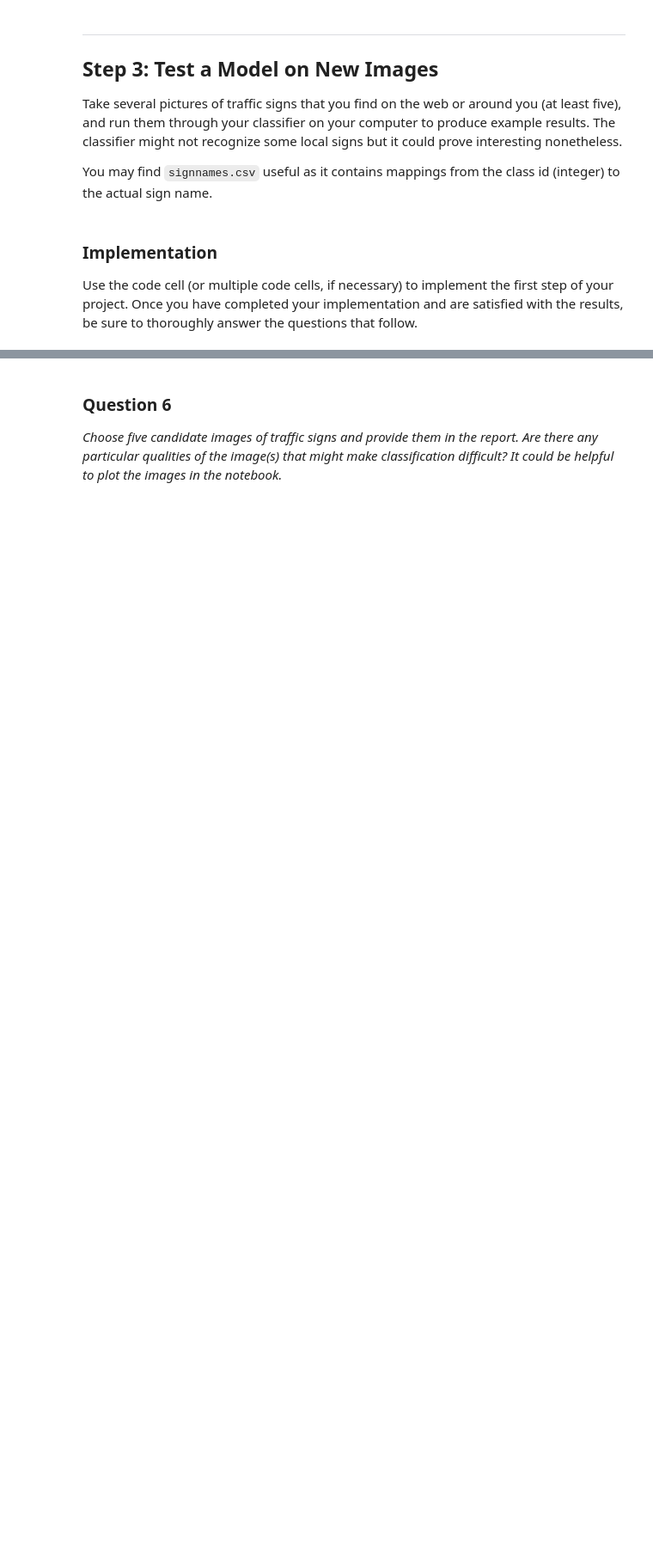
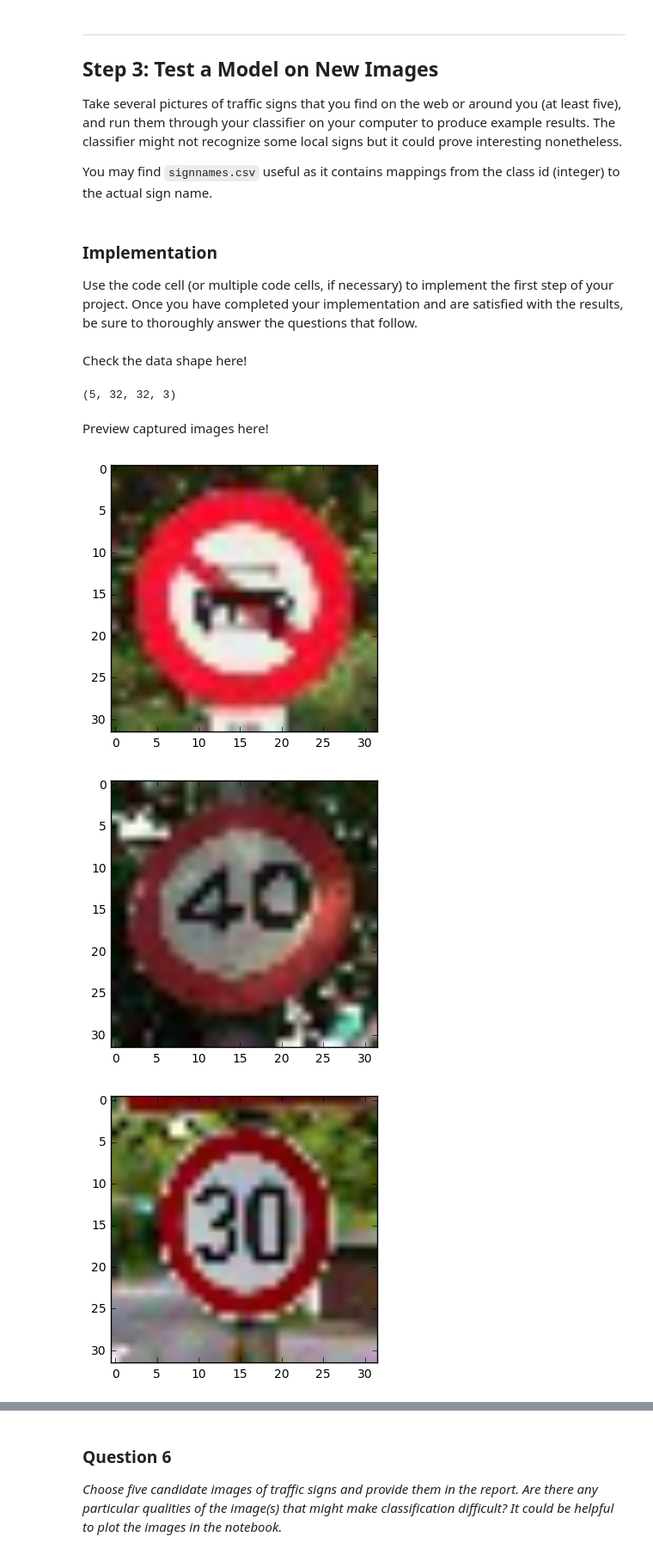
Before and after one commit to yychiang/CarND_Project2_Traffic_Sign_Classification, a Jupyter notebook: Traffic_Sign_Classifier_3.ipynb, the cells around one changed output, grey strips where cells are left out. Shown at 86% size. Drawn from its saved outputs; the diff is of its cells as text; code cells hidden in the pictures; blank space fills up the shorter version.

```diff
--- a/Traffic_Sign_Classifier_3.ipynb
+++ b/Traffic_Sign_Classifier_3.ipynb
@@ -325,7 +339,12 @@ training_operation = optimizer.minimize(loss_operation)
 # %%
 correct_prediction = tf.equal(tf.argmax(logits, 1), tf.argmax(one_hot_y, 1))
+label_prediction = tf.argmax(logits, 1) # I add this! For Question #7
+top_k_prediction = tf.nn.top_k(tf.nn.softmax(logits), k=5) # I add this! For Question #8
 accuracy_operation = tf.reduce_mean(tf.cast(correct_prediction, tf.float32))
 saver = tf.train.Saver()
+
+
+
 
 def evaluate(X_data, y_data):
     num_examples = len(X_data)
@@ -335,7 +354,19 @@ def evaluate(X_data, y_data):
         batch_x, batch_y = X_data[offset:offset+BATCH_SIZE], y_data[offset:offset+BATCH_SIZE]
         accuracy = sess.run(accuracy_operation, feed_dict={x: batch_x, y: batch_y})
         total_accuracy += (accuracy * len(batch_x))
-    return total_accuracy / num_examples
+    return total_accuracy / (num_examples)
+def predict(X_data):  # I add this function! For Question #7
+    num_examples = len(X_data)
+    #total_accuracy = 0
+    sess = tf.get_default_session()
+    pred = sess.run(label_prediction, feed_dict={x: X_data})
+    return pred
+def topkpredict(X_data):  # I add this function! For Question #8
+    num_examples = len(X_data)
+    #total_accuracy = 0
+    sess = tf.get_default_session()
+    topkpred = sess.run(top_k_prediction, feed_dict={x: X_data})
+    return topkpred
 # %%
 with tf.Session() as sess:
     #sess.run(tf.global_variables_initializer())
@@ -418,0 +459,28 @@ Use the code cell (or multiple code cells, if necessary) to implement the first
+# %%
+mydata=[]
+img=imread('t0.jpg')
+mydata.append(img)
+img=imread('t1.jpg')
+mydata.append(img)
+img=imread('t2.jpg')
+mydata.append(img)
+img=imread('t3.jpg')
+mydata.append(img)
+img=imread('t4.jpg')
+mydata.append(img)
+# %% [markdown]
+Check the data shape here!
+# %%
+np.shape(mydata)
+# %% [output]
+(5, 32, 32, 3)
+# %% [markdown]
+Preview captured images here!
+# %%
+for i in range(5):
+    plt.figure(i)
+    plt.imshow(mydata[i].squeeze())
+# %% [output]
+[figure, added]
+[figure, added]
+[figure, added]
```
Also changed, not shown: parts of 33 cells of this notebook.
